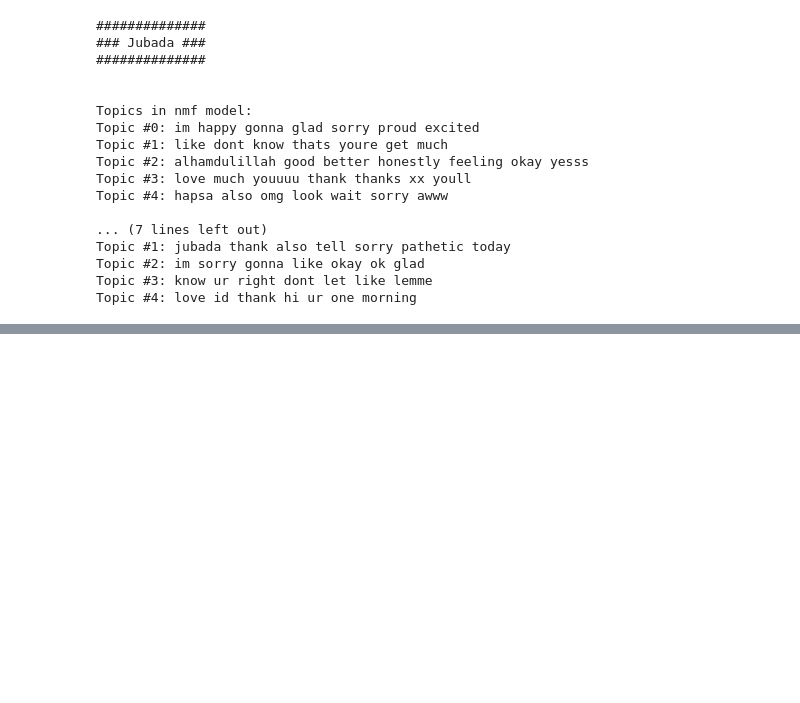
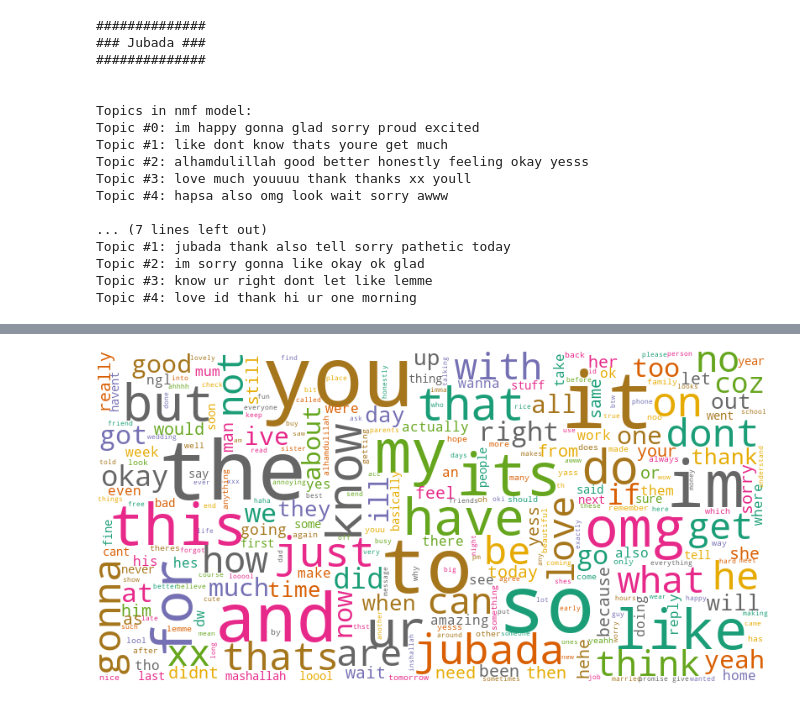
Before and after one commit to sabiqsabry/bawt, a Jupyter notebook: main.ipynb, the cells around one changed output, grey strips where cells are left out. Drawn from its saved outputs; the diff is of its cells as text; code cells hidden in the pictures; blank space fills up the shorter version.

```diff
--- a/main.ipynb
+++ b/main.ipynb
@@ -393,0 +421,6 @@ Topic #4: love id thank hi ur one morning
+# %%
+wordcloud.create_wordcloud(words,random_state=42,
+                           max_words=1000, max_font_size=50, scale=2,
+                           normalize_plurals=False, relative_scaling = 0.5)
+# %% [output]
+[figure, added]
```
Also changed, not shown: parts of 12 cells of this notebook.
